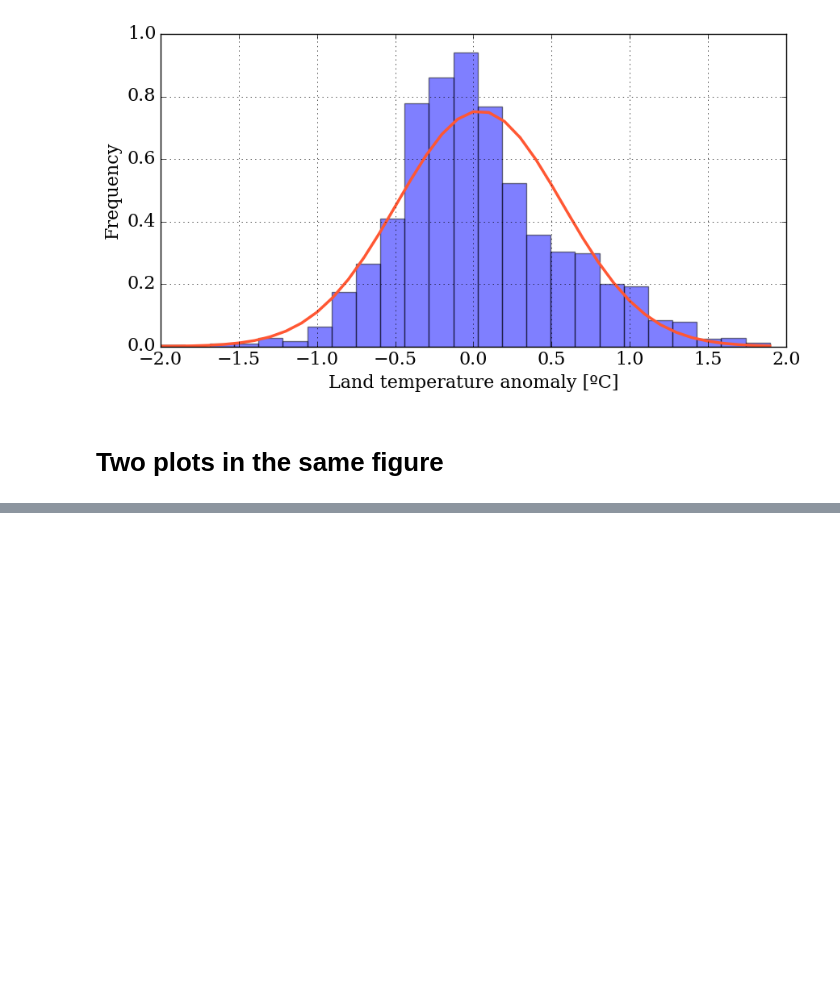
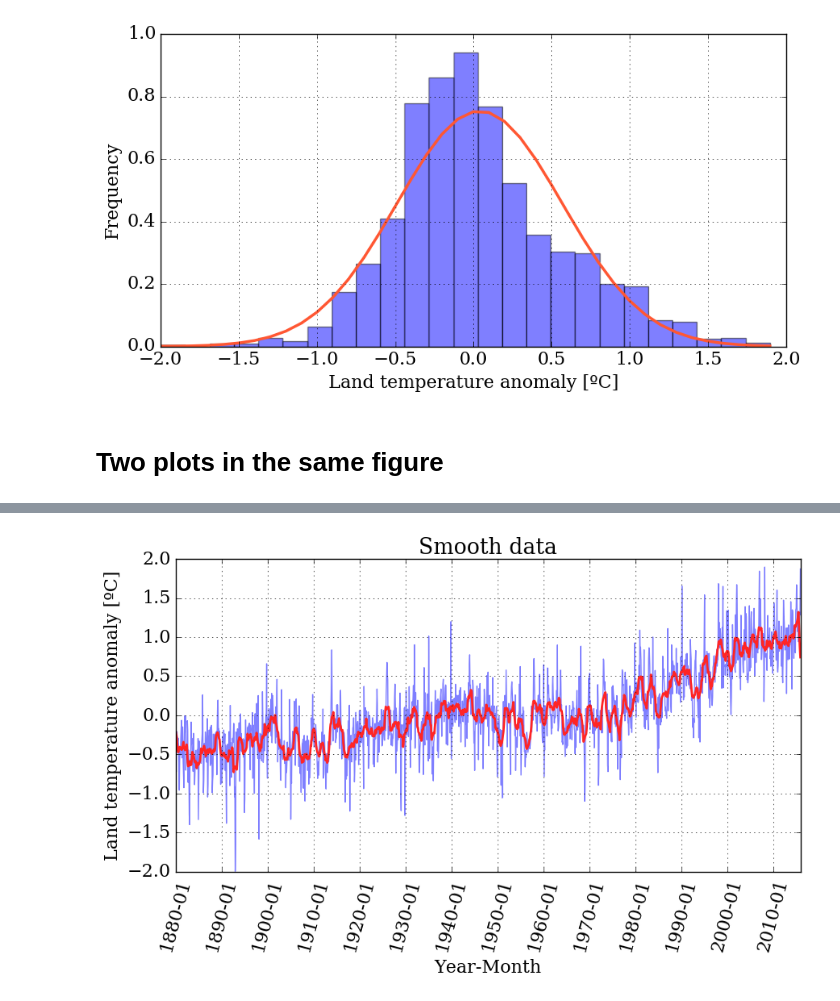
Before and after one commit to felipescobarv/notebooks, a Jupyter notebook: NOAA.ipynb, the cells around one changed output, grey strips where cells are left out. Drawn from its saved outputs; the diff is of its cells as text; code cells hidden in the pictures; blank space fills up the shorter version.

```diff
--- a/NOAA.ipynb
+++ b/NOAA.ipynb
@@ -221,0 +224,19 @@ SyntaxError: invalid syntax (<ipython-input-49-dda78e86efda>, line 19)
+# %%
+def smooth_data(N, data):
+    """
+    Returns smoothed data using a sliding_moving acarage.
+
+    Arguments:
+    ----------
+    N(int)       : amount of data values we want to average.
+    data (array) : array of data we want to smooth.
+
+    Returns:
+    --------
+    smooth (array): array with smoothed data.
+    """
+
+    window = numpy.ones(N)/N
+    smooth = numpy.convolve(data, window, 'same')
+
+    return smooth
@@ -221,0 +245,15 @@ SyntaxError: invalid syntax (<ipython-input-49-dda78e86efda>, line 19)
+# %%
+smooth = smooth_data(12, T_land[:,1])
+# %%
+pyplot.figure(figsize=(10,5))
+
+pyplot.xticks(dummy[::12*10], date[::12*10], rotation=75)
+pyplot.plot(dummy, T_land[:, 1], color='b', ls='-', lw=1, alpha=0.5)
+pyplot.plot(dummy, smooth, color='#ff2525', ls='-', lw=2)
+
+pyplot.xlabel('Year-Month')
+pyplot.ylabel('Land temperature anomaly [ºC]')
+pyplot.title('Smooth data')
+pyplot.grid()
+# %% [output]
+[figure, added]
```
Also changed, not shown: parts of 3 cells of this notebook.
